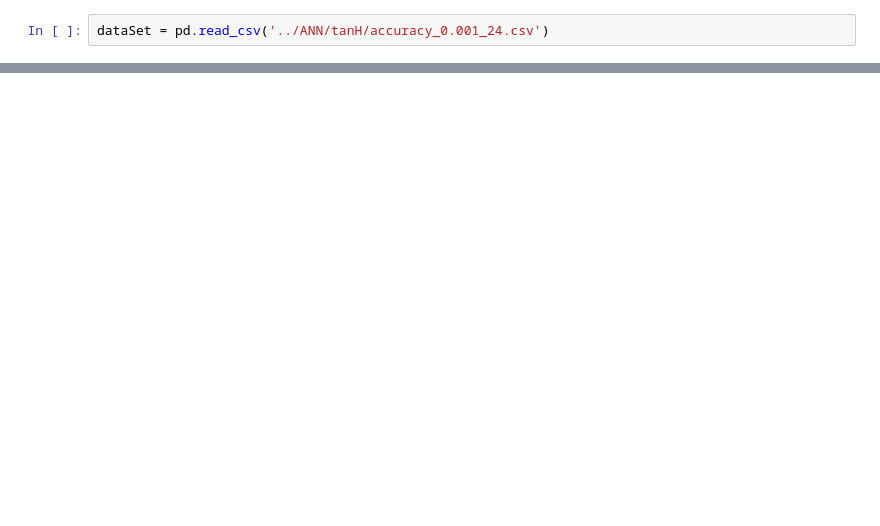
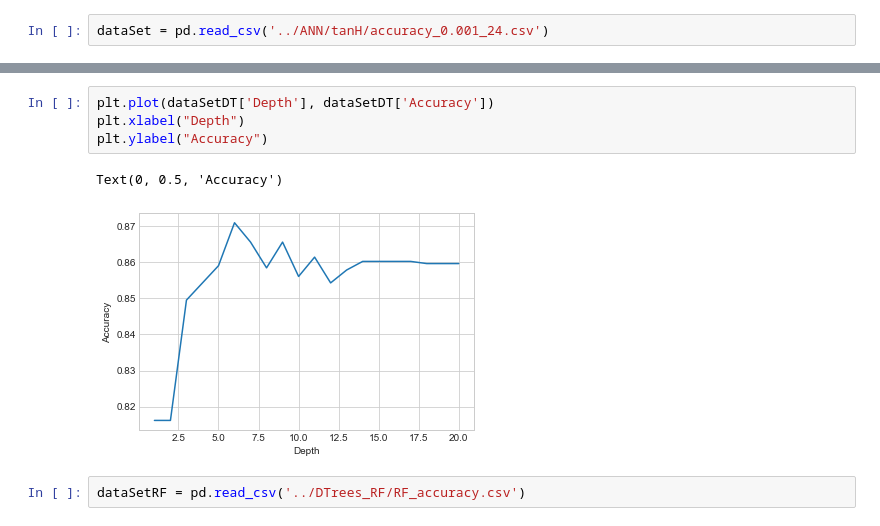
Before and after one commit to Gaupeng/Stellar-Object-Classification, a Jupyter notebook: Visualisations/Visualisations.ipynb, the cells around one changed output, grey strips where cells are left out. Drawn from its saved outputs; the diff is of its cells as text; blank space fills up the shorter version.

```diff
--- a/Visualisations/Visualisations.ipynb
+++ b/Visualisations/Visualisations.ipynb
@@ -13,0 +28,9 @@ plt.plot(dataSet['Training Data'], dataSet['Accuracy'])
+# %%
+plt.plot(dataSetDT['Depth'], dataSetDT['Accuracy'])
+plt.xlabel("Depth")
+plt.ylabel("Accuracy")
+# %% [output]
+Text(0, 0.5, 'Accuracy')
+[figure, added]
+# %%
+dataSetRF = pd.read_csv('../DTrees_RF/RF_accuracy.csv')
```
Also changed, not shown: parts of 9 cells of this notebook, 11 other files.
